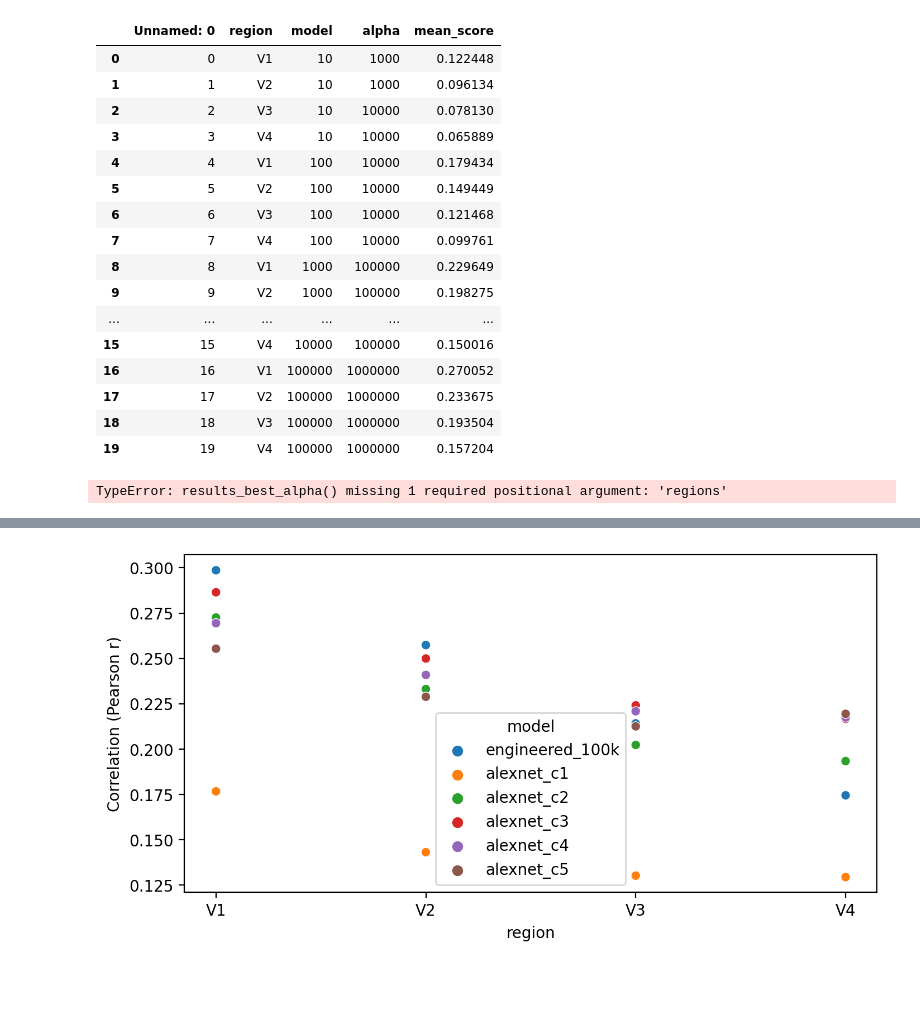
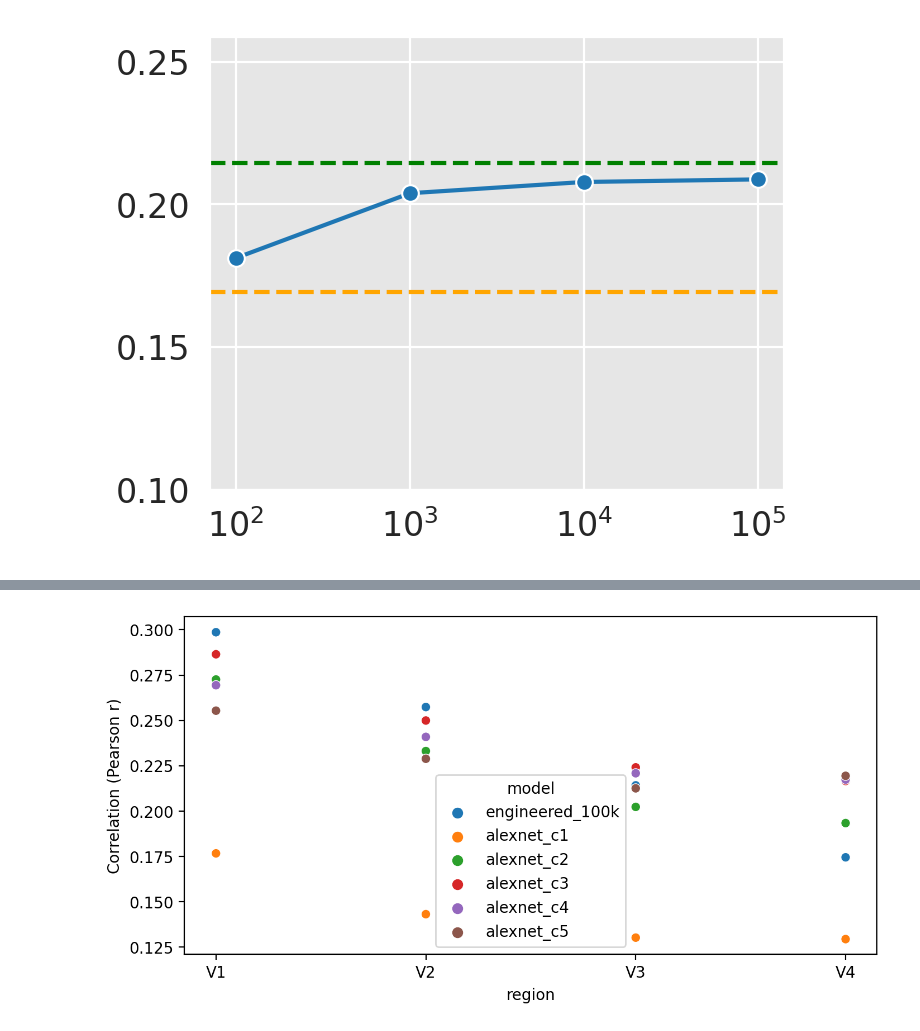
Before and after one commit to akazemian/untrained_models_of_visual_cortex, a Jupyter notebook: plots/plot_best_alpha.ipynb, the cells around one changed output, grey strips where cells are left out. Cells and saved outputs as stored; diff of their text form; code cells hidden in the pictures; blank space fills up the shorter version.

```diff
--- a/plots/plot_best_alpha.ipynb
+++ b/plots/plot_best_alpha.ipynb
@@ -14,4 +14,8 @@ from tools.loading import *
 
 import pandas as pd
 import seaborn as sns
+
+ROOT_PATH = '/data/atlas/model_scores'
+BEST_ALPHA_PATH = '/data/atlas/regression_alphas'
+RESULTS_PATH = ''
 # %%
@@ -126,20 +95,0 @@ def plot_best_alpha(df,df_cnn,palette_alpha,palette_region,linestyle,file_name):
-# %%
-pd.read_csv(f'/home/akazemi3/Desktop/MB_Lab_Project/analysis/neural_data_regression/max_alphas_naturalscenes_zscored_processed_mp.csv')
-# %% [output]
-|  | Unnamed: 0 | region | model | alpha | mean_score |
-| 0 | 0 | V1 | 10 | 1000 | 0.122448 |
-| 1 | 1 | V2 | 10 | 1000 | 0.096134 |
-| 2 | 2 | V3 | 10 | 10000 | 0.078130 |
-| 3 | 3 | V4 | 10 | 10000 | 0.065889 |
-| 4 | 4 | V1 | 100 | 10000 | 0.179434 |
-| 5 | 5 | V2 | 100 | 10000 | 0.149449 |
-| 6 | 6 | V3 | 100 | 10000 | 0.121468 |
-| 7 | 7 | V4 | 100 | 10000 | 0.099761 |
-| 8 | 8 | V1 | 1000 | 100000 | 0.229649 |
-| 9 | 9 | V2 | 1000 | 100000 | 0.198275 |
-| ... | ... | ... | ... | ... | ... |
-| 15 | 15 | V4 | 10000 | 100000 | 0.150016 |
-| 16 | 16 | V1 | 100000 | 1000000 | 0.270052 |
-| 17 | 17 | V2 | 100000 | 1000000 | 0.233675 |
-| 18 | 18 | V3 | 100000 | 1000000 | 0.193504 |
-| 19 | 19 | V4 | 100000 | 1000000 | 0.157204 |
@@ -146,23 +131,7 @@ pd.read_csv(f'/home/akazemi3/Desktop/MB_Lab_Project/analysis/neural_data_regress
 # %%
-dataset = 'majajhong'
-regions = ['V4','IT']
-
-
-model = 'model_final_mp'
-# dataset = 'naturalscenes_zscored_processed'
-# regions = ['V1','V2','V3','V4']
-df = results_best_alpha(model,dataset,regions)
-
-
-models = ['alexnet_mp','alexnet_untrained_mp']
-df_cnn = results_best_alpha_cnn(models,dataset,regions)
-
-
-palette_region ={'V4':'lightgray','IT':'gray'}
-palette_alpha = {1000:'lightgreen',10000:'darkgreen',100000:'black'}
-
-
-file_name = 'best_alpha_all_models_majajhong'
-plot_best_alpha(df,df_cnn,palette_alpha,palette_region,linestyle,file_name)
+regions=['V4']
+dataset = 'naturalscenes_zscored_processed'
+file_name = f'{regions}_{dataset}'
+plotByRegion(regions,dataset,file_name=file_name)
 # %% [output]
-TypeError: results_best_alpha() missing 1 required positional argument: 'regions'
+[figure, added]
```
Also changed, not shown: parts of 6 cells of this notebook, 37 other files.
